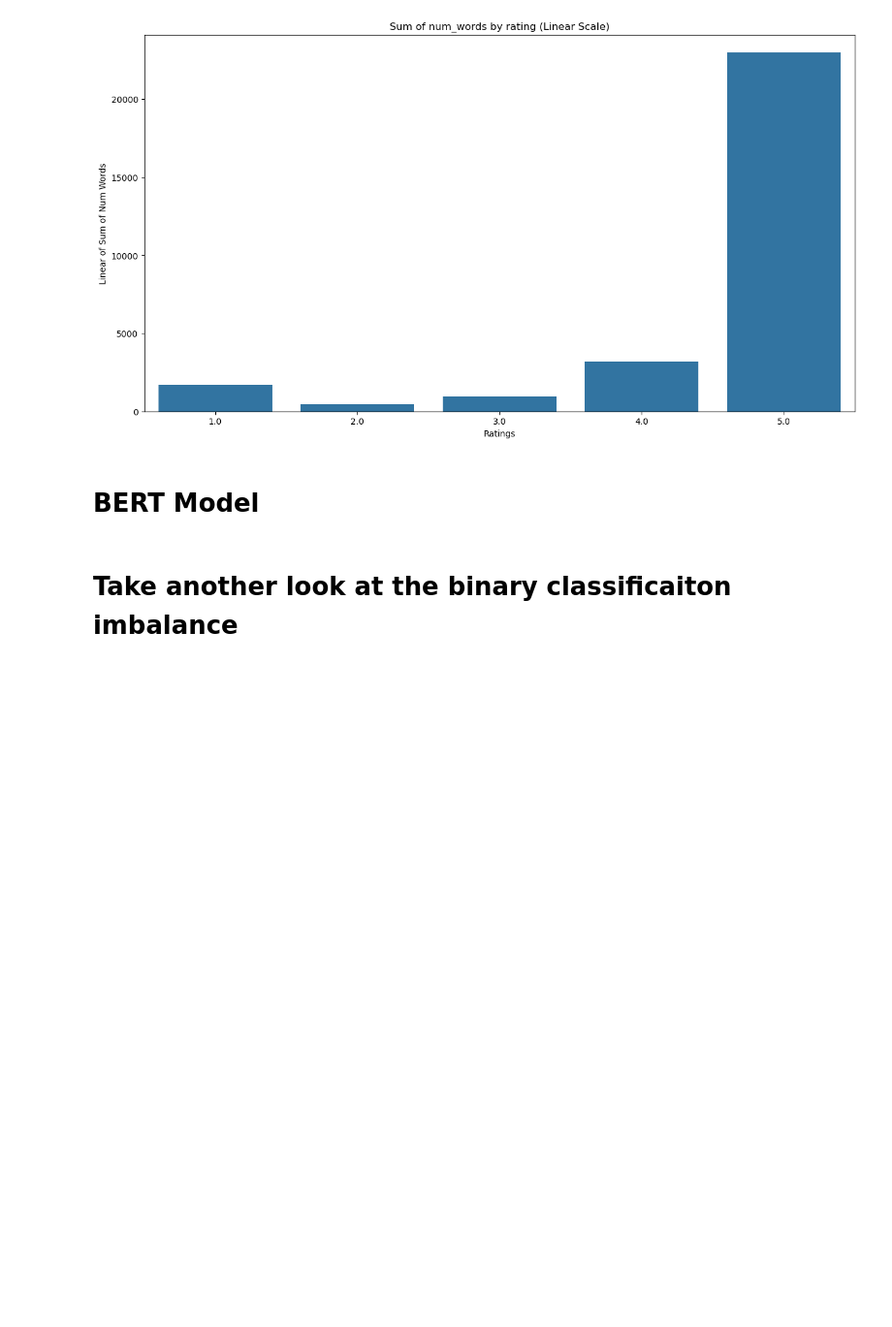
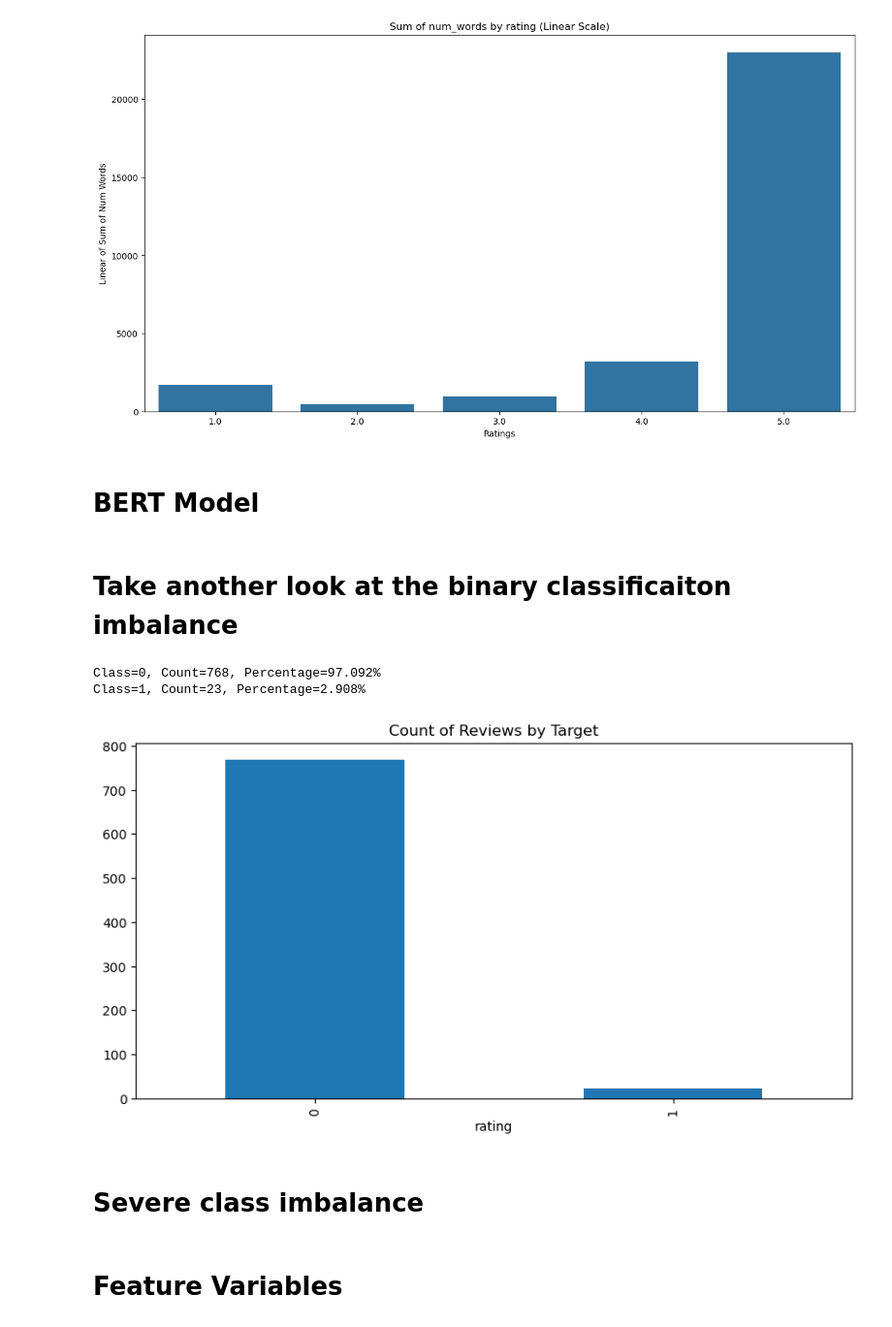
Before and after one commit to MaukanMir/AIRBNB-Las_vegas-Listing, a Jupyter notebook: training.ipynb, the cells around one changed output. Shown at 97% size. Cells and saved outputs as stored; diff of their text form; code cells hidden in the pictures; blank space fills up the shorter version.

```diff
--- a/training.ipynb
+++ b/training.ipynb
@@ -250,3 +250,13 @@ for idx, row in df.iterrows():
 df["rating"] = df["rating"].apply(lambda x: 0 if x in [4,5] else 1)
 # %% [markdown]
 # Take another look at the binary classificaiton imbalance
+# %%
+check_class_imbalance(df,df['rating'], 'rating')
+# %% [output]
+Class=0, Count=768, Percentage=97.092%
+Class=1, Count=23, Percentage=2.908%
+[figure, added]
+# %% [markdown]
+# Severe class imbalance
+# %% [markdown]
+# Feature Variables
```
